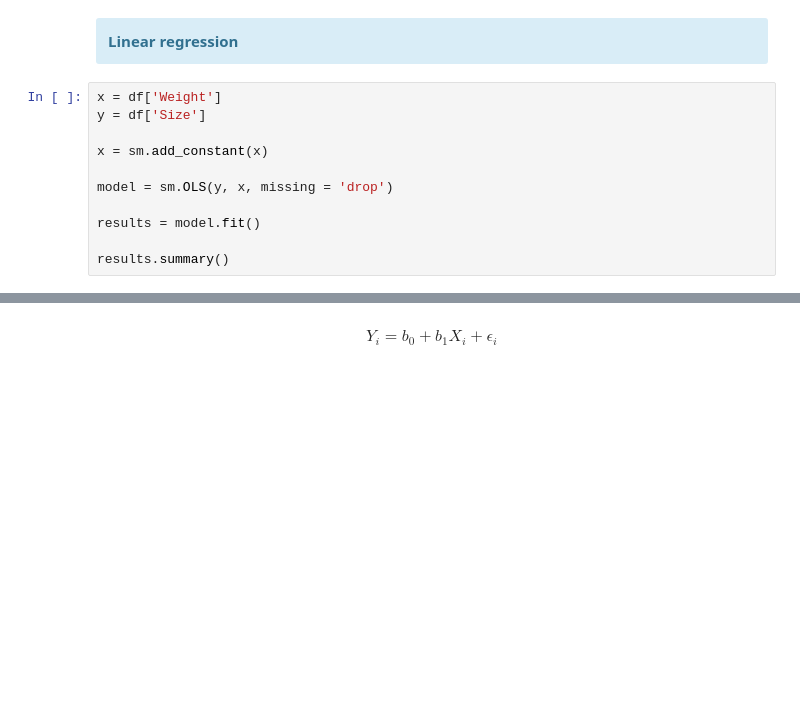
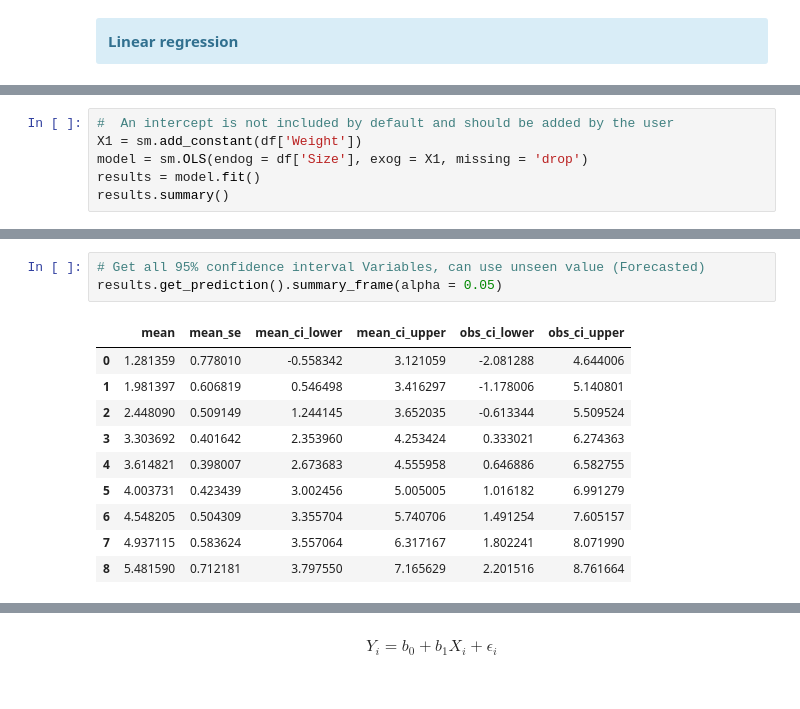
Before and after one commit to Empanator/Computational_Mathematics, a Jupyter notebook: Linear regression of mouse size by weight.ipynb, the cells around one changed output, grey strips where cells are left out. Saved outputs shown, nothing was run; the diff lists cells and outputs as text; blank space fills up the shorter version.

```diff
--- a/Linear regression of mouse size by weight.ipynb
+++ b/Linear regression of mouse size by weight.ipynb
@@ -56,14 +37,3 @@ df
 <div class="alert alert-block alert-info">
 <b>Linear regression</b>
 </div>
-# %%
-x = df['Weight']
-y = df['Size']
-
-x = sm.add_constant(x)
-
-model = sm.OLS(y, x, missing = 'drop')
-
-results = model.fit()
-
-results.summary()
@@ -97,0 +40,6 @@ y_pred = results.predict()
+# %%
+#  An intercept is not included by default and should be added by the user
+X1 = sm.add_constant(df['Weight'])
+model = sm.OLS(endog = df['Size'], exog = X1, missing = 'drop')
+results = model.fit()
+results.summary()
@@ -98,3 +74,17 @@ y_pred = results.predict()
+# %%
+# Get all 95% confidence interval Variables, can use unseen value (Forecasted)
+results.get_prediction().summary_frame(alpha = 0.05)
+# %% [output]
+|  | mean | mean_se | mean_ci_lower | mean_ci_upper | obs_ci_lower | obs_ci_upper |
+| 0 | 1.281359 | 0.778010 | -0.558342 | 3.121059 | -2.081288 | 4.644006 |
+| 1 | 1.981397 | 0.606819 | 0.546498 | 3.416297 | -1.178006 | 5.140801 |
+| 2 | 2.448090 | 0.509149 | 1.244145 | 3.652035 | -0.613344 | 5.509524 |
+| 3 | 3.303692 | 0.401642 | 2.353960 | 4.253424 | 0.333021 | 6.274363 |
+| 4 | 3.614821 | 0.398007 | 2.673683 | 4.555958 | 0.646886 | 6.582755 |
+| 5 | 4.003731 | 0.423439 | 3.002456 | 5.005005 | 1.016182 | 6.991279 |
+| 6 | 4.548205 | 0.504309 | 3.355704 | 5.740706 | 1.491254 | 7.605157 |
+| 7 | 4.937115 | 0.583624 | 3.557064 | 6.317167 | 1.802241 | 8.071990 |
+| 8 | 5.481590 | 0.712181 | 3.797550 | 7.165629 | 2.201516 | 8.761664 |
 # %%
 fig = go.Figure()
 
```
Also changed, not shown: parts of 9 cells of this notebook, 14 other files.
